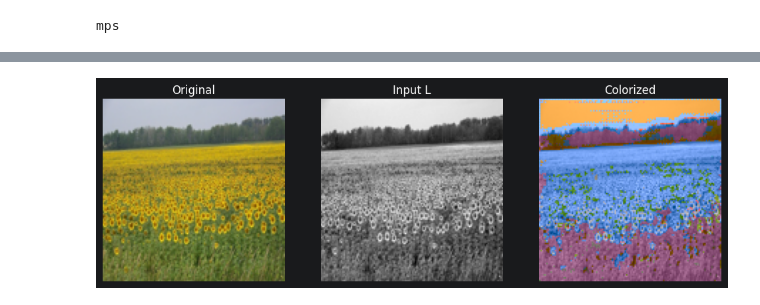
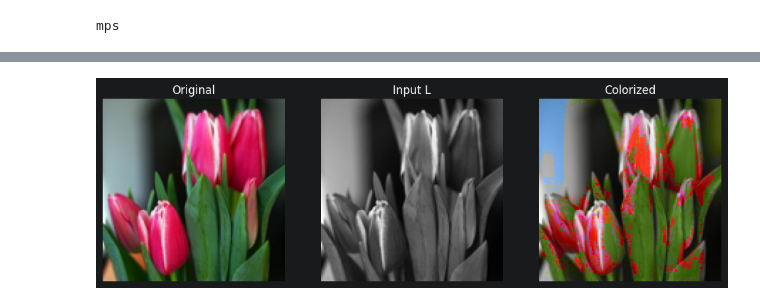
Before and after one commit to jack-and-his-ants/pictures-coloring, a Jupyter notebook: notebooks/model.ipynb, the cells around one changed output, grey strips where cells are left out. Saved outputs shown, nothing was run; the diff lists cells and outputs as text; code cells hidden in the pictures.

Commit message:
fix: add correct kmeans model file name resulting in satisfying performance

```diff
--- a/notebooks/model.ipynb
+++ b/notebooks/model.ipynb
@@ -395,36 +395,36 @@ model.load_state_dict(
 model.to(device)
 
 kmeans = joblib.load(
-    "../kmeans.pkl"
+    "../test_kmeans.pkl"
 )
 # %%
 original, colorized, classes = colorize_image(
-    "../data/test/Image_48.jpg",
+    "../data/test/Image_70.jpg",
     model,
     kmeans,
     device=device
 )
 
 plt.figure(figsize=(12, 5))
 
 plt.subplot(1, 3, 1)
 plt.imshow(original)
 plt.title("Original")
 plt.axis("off")
 
 plt.subplot(1, 3, 2)
 plt.imshow(
     color.rgb2gray(original),
     cmap="gray"
 )
 plt.title("Input L")
 plt.axis("off")
 
 plt.subplot(1, 3, 3)
 plt.imshow(colorized)
 plt.title("Colorized")
 plt.axis("off")
 
 plt.show()
 # %% [output]
-[figure, old version]
+[figure, new version]
```
Also changed, not shown: parts of 2 cells of this notebook.
